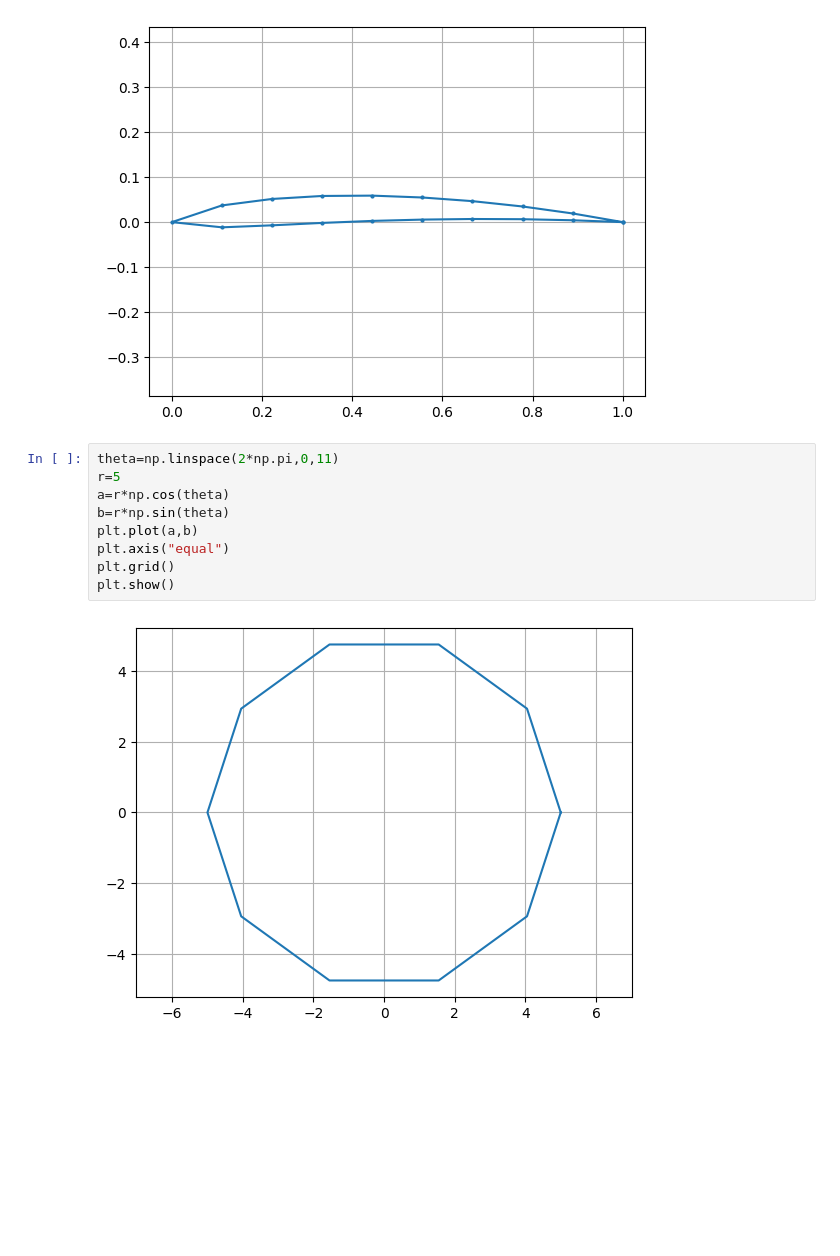
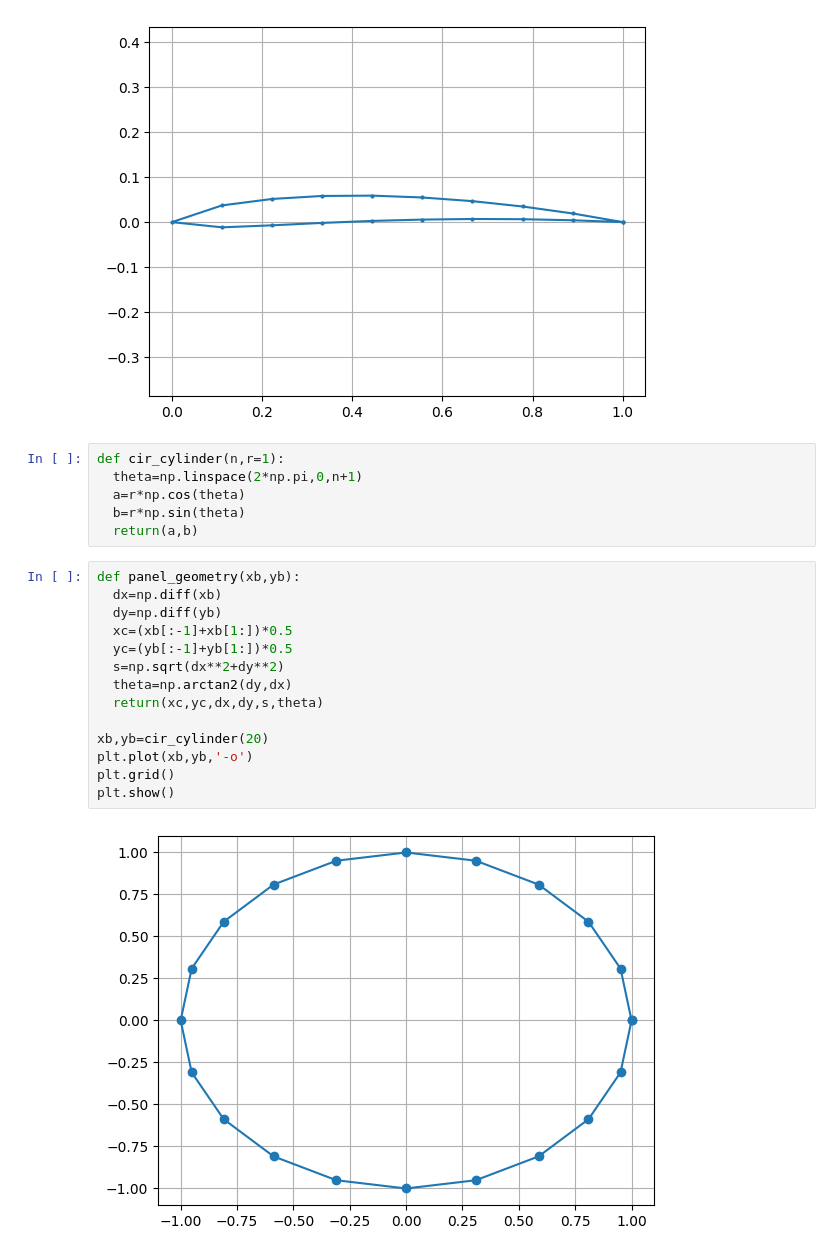
Before and after one commit to Atharva-Patil008/AE611_2026, a Jupyter notebook: Vortex_Panel_Method_Atharva_Patil.ipynb, the cells around one changed output. Saved outputs shown, nothing was run; the diff lists cells and outputs as text; blank space fills up the shorter version.

Commit message:
defined panel geometry

```diff
--- a/Vortex_Panel_Method_Atharva_Patil.ipynb
+++ b/Vortex_Panel_Method_Atharva_Patil.ipynb
@@ -70,13 +70,24 @@ plt.show()
 # %% [output]
 [figure]
 # %%
-theta=np.linspace(2*np.pi,0,11)
-r=5
-a=r*np.cos(theta)
-b=r*np.sin(theta)
-plt.plot(a,b)
-plt.axis("equal")
-plt.grid()
-plt.show()
+def cir_cylinder(n,r=1):
+  theta=np.linspace(2*np.pi,0,n+1)
+  a=r*np.cos(theta)
+  b=r*np.sin(theta)
+  return(a,b)
-# %% [output]
-[figure, removed]
+# %%
+def panel_geometry(xb,yb):
+  dx=np.diff(xb)
+  dy=np.diff(yb)
+  xc=(xb[:-1]+xb[1:])*0.5
+  yc=(yb[:-1]+yb[1:])*0.5
+  s=np.sqrt(dx**2+dy**2)
+  theta=np.arctan2(dy,dx)
+  return(xc,yc,dx,dy,s,theta)
+
+xb,yb=cir_cylinder(20)
+plt.plot(xb,yb,'-o')
+plt.grid()
+plt.show()
+# %% [output]
+[figure, added]
```
